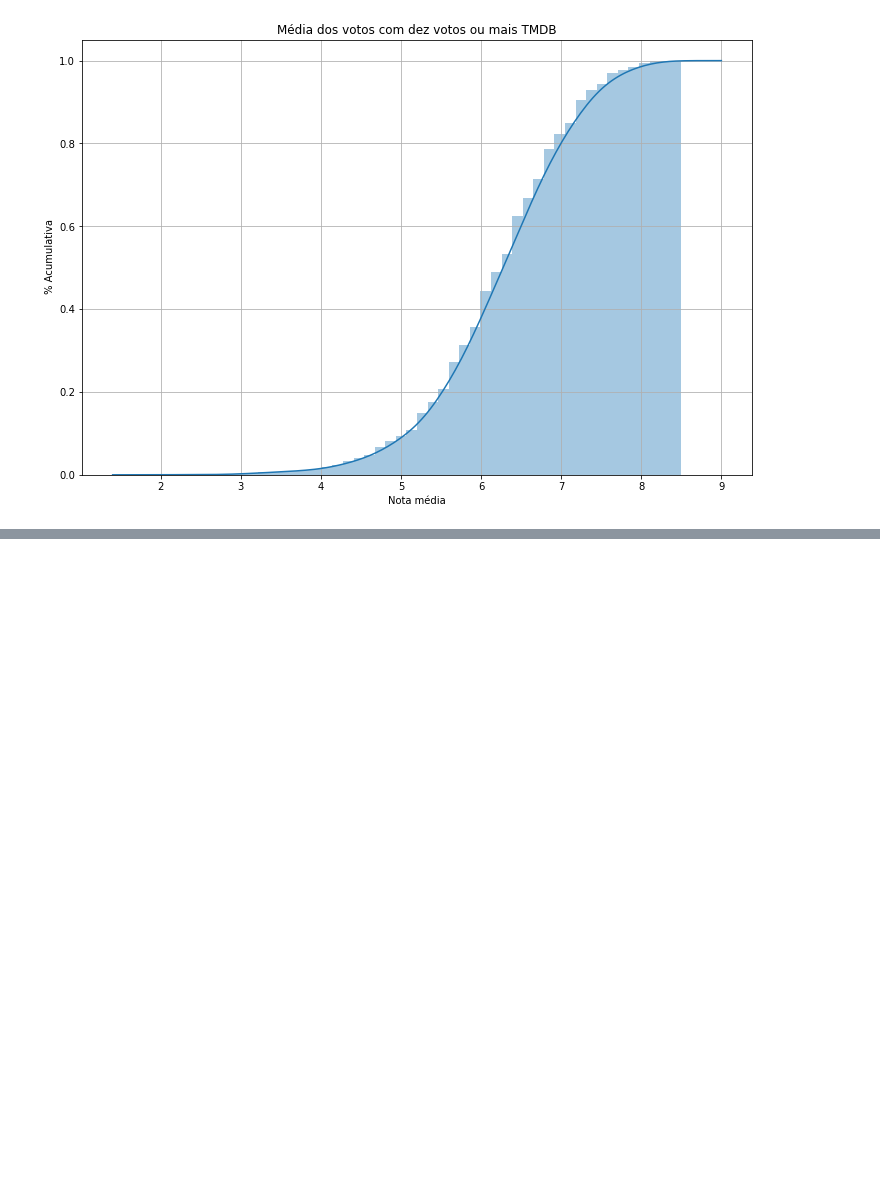
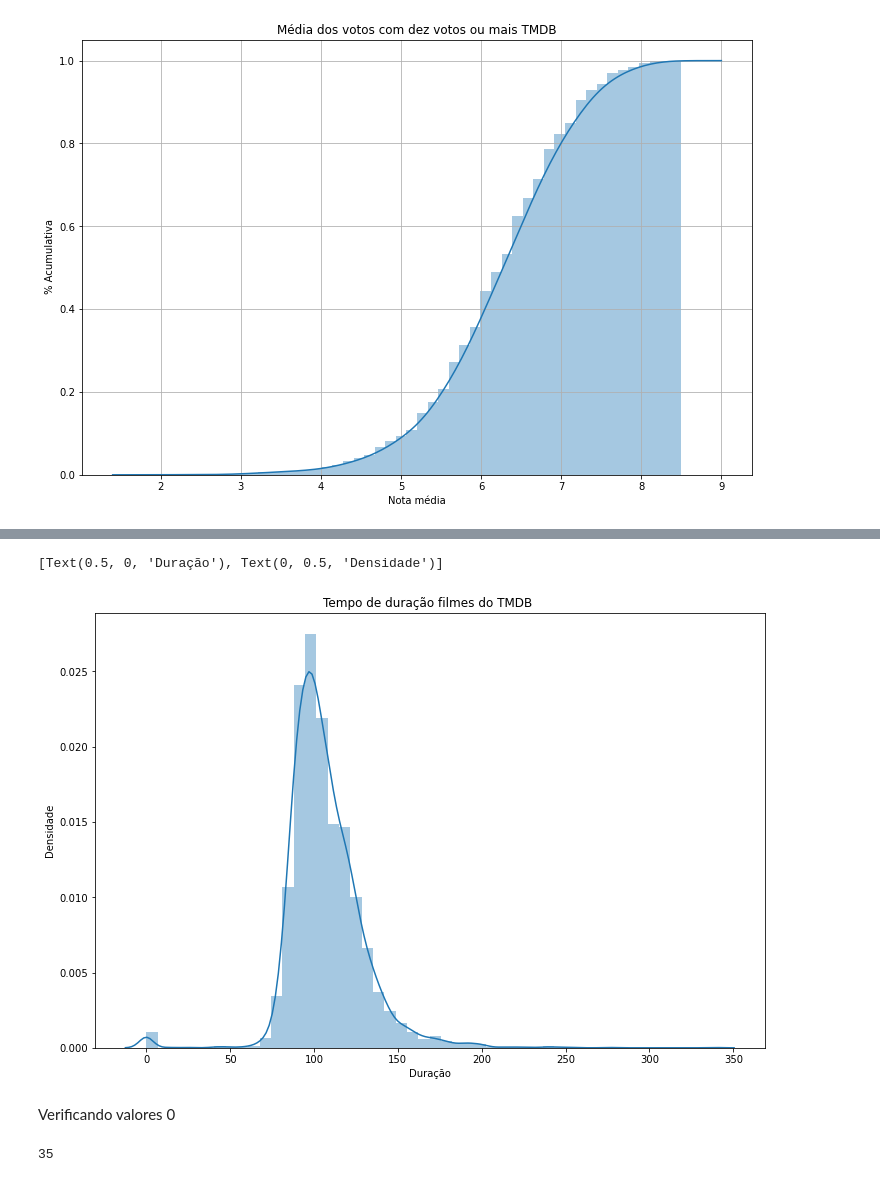
Before and after one commit to Marcus-Bernard0/data_science_alura, a Jupyter notebook: 11 - Testes estatísticos/Projeto.ipynb, the cells around one changed output, grey strips where cells are left out. Cells and saved outputs as stored; diff of their text form; code cells hidden in the pictures; blank space fills up the shorter version.

```diff
--- a/11 - Testes estatísticos/Projeto.ipynb
+++ b/11 - Testes estatísticos/Projeto.ipynb
@@ -217,0 +297,14 @@ ax.grid(True)
+# %%
+ax = sns.distplot(dados.runtime)
+ax.figure.set_size_inches(12, 8)
+ax.set_title("Tempo de duração filmes do TMDB ")
+ax.set(xlabel= 'Duração', ylabel= 'Densidade')
+# %% [output]
+[Text(0.5, 0, 'Duração'), Text(0, 0.5, 'Densidade')]
+[figure, added]
+# %% [markdown]
+Verificando valores 0
+# %%
+dados.query('runtime == 0').shape[0]
+# %% [output]
+35
```
Also changed, not shown: parts of 20 cells of this notebook.
